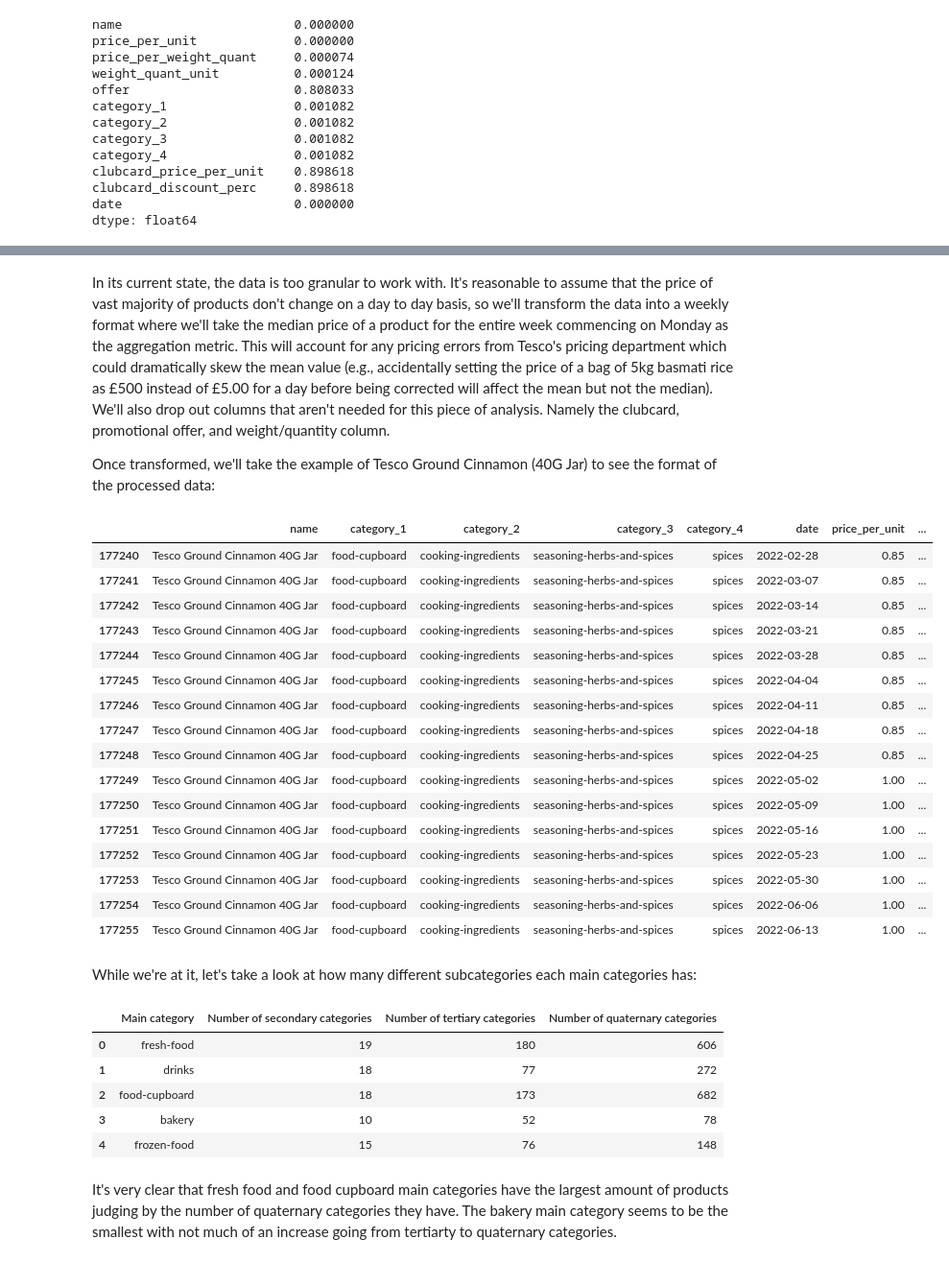
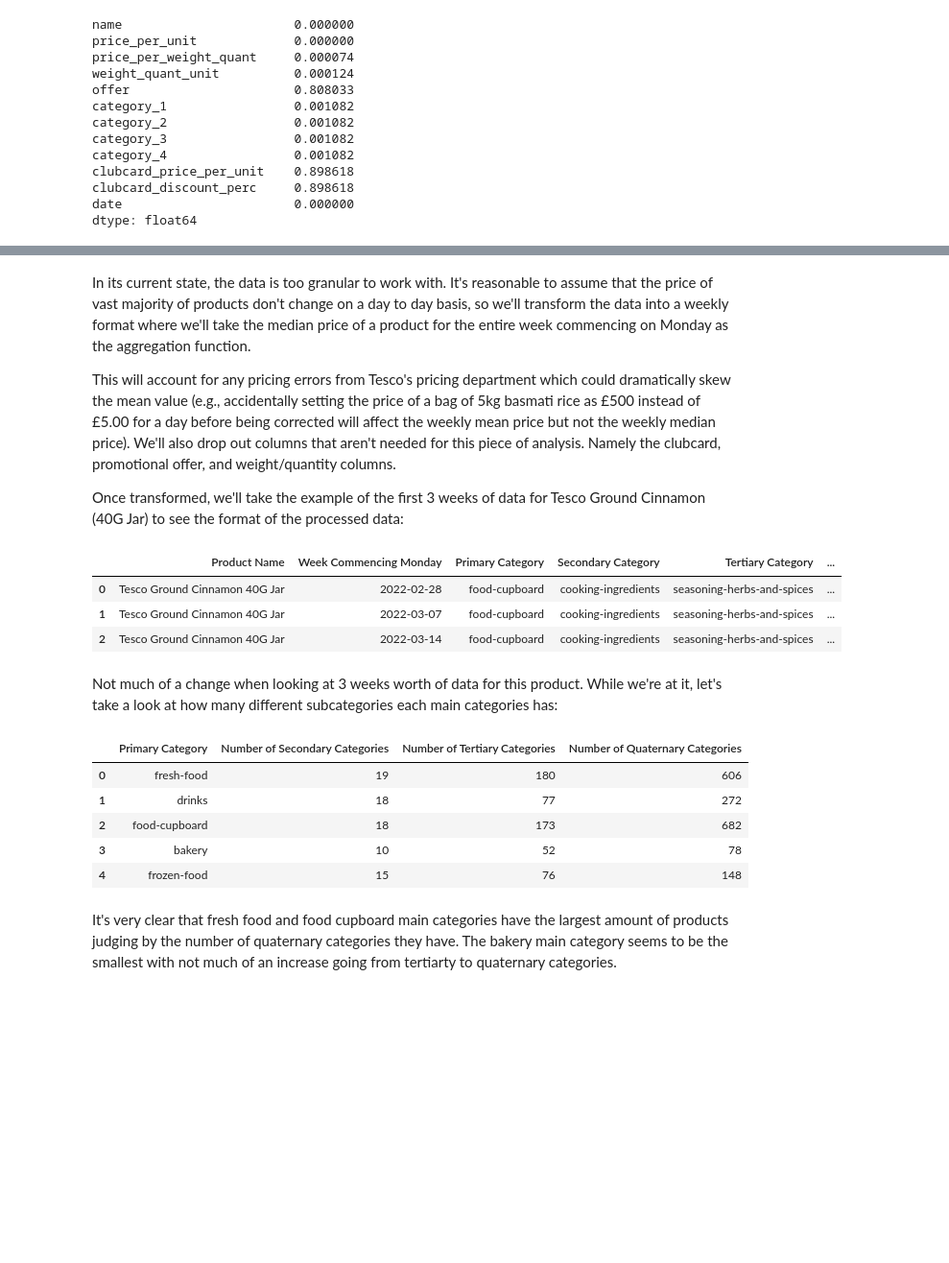
Before and after one commit to leonlol-dev/solverism-blog, a Jupyter notebook: _notebooks/2022-09-04-tesco-price-analysis.ipynb, the cells around one changed output, grey strips where cells are left out. Shown at 96% size. Saved outputs shown, nothing was run; the diff lists cells and outputs as text; code cells hidden in the pictures; blank space fills up the shorter version.

Commit message:
Added section on calculating index numbers for Tesco inflation article

```diff
--- a/_notebooks/2022-09-04-tesco-price-analysis.ipynb
+++ b/_notebooks/2022-09-04-tesco-price-analysis.ipynb
@@ -156,9 +173,13 @@ preproc_df.head()
 # %% [markdown]
-In its current state, the data is too granular to work with. It's reasonable to assume that the price of vast majority of products don't change on a day to day basis, so we'll transform the data into a weekly format where we'll take the median price of a product for the entire week commencing on Monday as the aggregation metric. This will account for any pricing errors from Tesco's pricing department which could dramatically skew the mean value (e.g., accidentally setting the price of a bag of 5kg basmati rice as £500 instead of £5.00 for a day before being corrected will affect the mean but not the median). We'll also drop out columns that aren't needed for this piece of analysis. Namely the clubcard, promotional offer, and weight/quantity column.
+In its current state, the data is too granular to work with. It's reasonable to assume that the price of vast majority of products don't change on a day to day basis, so we'll transform the data into a weekly format where we'll take the median price of a product for the entire week commencing on Monday as the aggregation function.
 
-Once transformed, we'll take the example of Tesco Ground Cinnamon (40G Jar) to see the format of the processed data:
+This will account for any pricing errors from Tesco's pricing department which could dramatically skew the mean value (e.g., accidentally setting the price of a bag of 5kg basmati rice as £500 instead of £5.00 for a day before being corrected will affect the weekly mean price but not the weekly median price). We'll also drop out columns that aren't needed for this piece of analysis. Namely the clubcard, promotional offer, and weight/quantity columns.
+
+Once transformed, we'll take the example of the first 3 weeks of data for Tesco Ground Cinnamon (40G Jar) to see the format of the processed data:
 # %%
 # hide
+
+# Transform price data to be on a weekly basis, use median as aggregation function
 grouped_df = (
     preproc_df
     .set_index('date')
@@ -166,33 +187,35 @@ grouped_df = (
     .resample('W-MON', label='left', closed='left')
     .agg({
         'price_per_unit': 'median',
-        'price_per_weight_quant': 'median'
     })
     .reset_index()
 )
 grouped_df['name'] = grouped_df['name'].str.strip()
 # %%
-grouped_df[grouped_df['name'] == 'Tesco Ground Cinnamon 40G Jar']
+# hide_input
+(
+    grouped_df
+    [grouped_df['name'] == 'Tesco Ground Cinnamon 40G Jar']
+    .head(3)
+    .reset_index(drop=True)
+    .rename(columns={
+        'name': 'Product Name',
+        'category_1': 'Primary Category',
+        'category_2': 'Secondary Category',
+        'category_3': 'Tertiary Category',
+        'category_4': 'Quaternary Category',
+        'date': 'Week Commencing Monday',
+        'price_per_unit': 'Price per Unit (£)'
+    })
+    [['Product Name', 'Week Commencing Monday', 'Primary Category', 'Secondary Category','Tertiary Category','Quaternary Category','Price per Unit (£)']]
+)
 # %% [output]
-|  | name | category_1 | category_2 | category_3 | category_4 | date | price_per_unit | ... |
-| 177240 | Tesco Ground Cinnamon 40G Jar | food-cupboard | cooking-ingredients | seasoning-herbs-and-spices | spices | 2022-02-28 | 0.85 | ... |
-| 177241 | Tesco Ground Cinnamon 40G Jar | food-cupboard | cooking-ingredients | seasoning-herbs-and-spices | spices | 2022-03-07 | 0.85 | ... |
-| 177242 | Tesco Ground Cinnamon 40G Jar | food-cupboard | cooking-ingredients | seasoning-herbs-and-spices | spices | 2022-03-14 | 0.85 | ... |
-| 177243 | Tesco Ground Cinnamon 40G Jar | food-cupboard | cooking-ingredients | seasoning-herbs-and-spices | spices | 2022-03-21 | 0.85 | ... |
-| 177244 | Tesco Ground Cinnamon 40G Jar | food-cupboard | cooking-ingredients | seasoning-herbs-and-spices | spices | 2022-03-28 | 0.85 | ... |
-| 177245 | Tesco Ground Cinnamon 40G Jar | food-cupboard | cooking-ingredients | seasoning-herbs-and-spices | spices | 2022-04-04 | 0.85 | ... |
-| 177246 | Tesco Ground Cinnamon 40G Jar | food-cupboard | cooking-ingredients | seasoning-herbs-and-spices | spices | 2022-04-11 | 0.85 | ... |
-| 177247 | Tesco Ground Cinnamon 40G Jar | food-cupboard | cooking-ingredients | seasoning-herbs-and-spices | spices | 2022-04-18 | 0.85 | ... |
-| 177248 | Tesco Ground Cinnamon 40G Jar | food-cupboard | cooking-ingredients | seasoning-herbs-and-spices | spices | 2022-04-25 | 0.85 | ... |
-| 177249 | Tesco Ground Cinnamon 40G Jar | food-cupboard | cooking-ingredients | seasoning-herbs-and-spices | spices | 2022-05-02 | 1.00 | ... |
-| 177250 | Tesco Ground Cinnamon 40G Jar | food-cupboard | cooking-ingredients | seasoning-herbs-and-spices | spices | 2022-05-09 | 1.00 | ... |
-| 177251 | Tesco Ground Cinnamon 40G Jar | food-cupboard | cooking-ingredients | seasoning-herbs-and-spices | spices | 2022-05-16 | 1.00 | ... |
-| 177252 | Tesco Ground Cinnamon 40G Jar | food-cupboard | cooking-ingredients | seasoning-herbs-and-spices | spices | 2022-05-23 | 1.00 | ... |
-| 177253 | Tesco Ground Cinnamon 40G Jar | food-cupboard | cooking-ingredients | seasoning-herbs-and-spices | spices | 2022-05-30 | 1.00 | ... |
-| 177254 | Tesco Ground Cinnamon 40G Jar | food-cupboard | cooking-ingredients | seasoning-herbs-and-spices | spices | 2022-06-06 | 1.00 | ... |
-| 177255 | Tesco Ground Cinnamon 40G Jar | food-cupboard | cooking-ingredients | seasoning-herbs-and-spices | spices | 2022-06-13 | 1.00 | ... |
+|  | Product Name | Week Commencing Monday | Primary Category | Secondary Category | Tertiary Category | ... |
+| 0 | Tesco Ground Cinnamon 40G Jar | 2022-02-28 | food-cupboard | cooking-ingredients | seasoning-herbs-and-spices | ... |
+| 1 | Tesco Ground Cinnamon 40G Jar | 2022-03-07 | food-cupboard | cooking-ingredients | seasoning-herbs-and-spices | ... |
+| 2 | Tesco Ground Cinnamon 40G Jar | 2022-03-14 | food-cupboard | cooking-ingredients | seasoning-herbs-and-spices | ... |
 # %% [markdown]
-While we're at it, let's take a look at how many different subcategories each main categories has:
+Not much of a change when looking at 3 weeks worth of data for this product. While we're at it, let's take a look at how many different subcategories each main categories has:
 # %%
 # hide_input
 row_lst = []
@@ -214,15 +237,15 @@ for cat in grouped_df['category_1'].unique():
     .reset_index()
     .rename(
         columns={
-            'index': 'Main category',
-            'category_2': 'Number of secondary categories',
-            'category_3': 'Number of tertiary categories',
-            'category_4': 'Number of quaternary categories',
+            'index': 'Primary Category',
+            'category_2': 'Number of Secondary Categories',
+            'category_3': 'Number of Tertiary Categories',
+            'category_4': 'Number of Quaternary Categories',
         }
     )
 )
 # %% [output]
-|  | Main category | Number of secondary categories | Number of tertiary categories | Number of quaternary categories |
+|  | Primary Category | Number of Secondary Categories | Number of Tertiary Categories | Number of Quaternary Categories |
 | 0 | fresh-food | 19 | 180 | 606 |
 | 1 | drinks | 18 | 77 | 272 |
 | 2 | food-cupboard | 18 | 173 | 682 |
```
Also changed, not shown: parts of 29 cells of this notebook.
